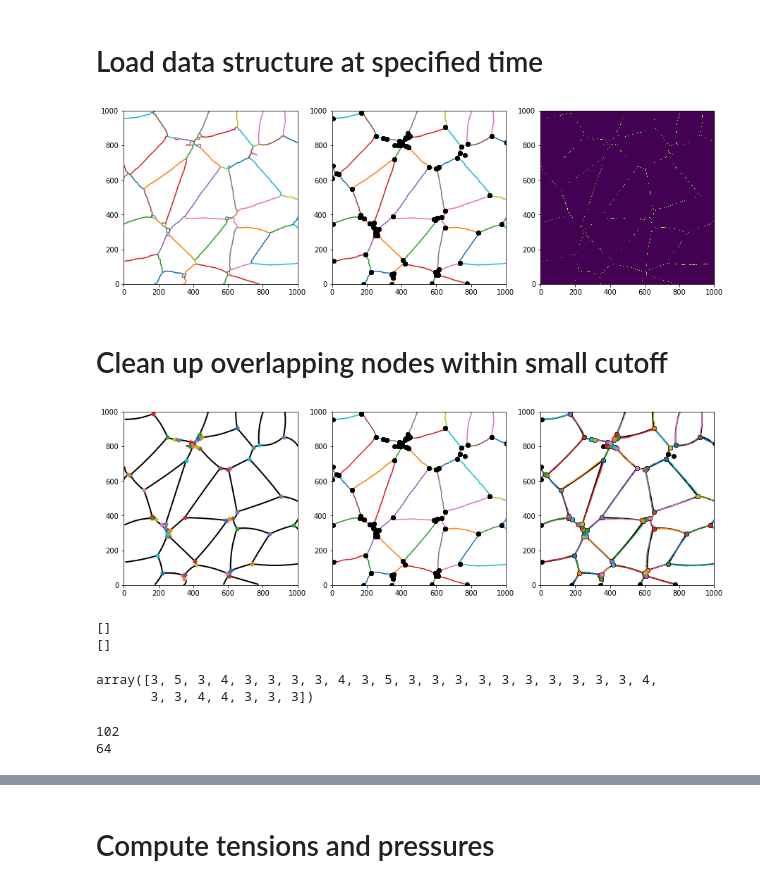
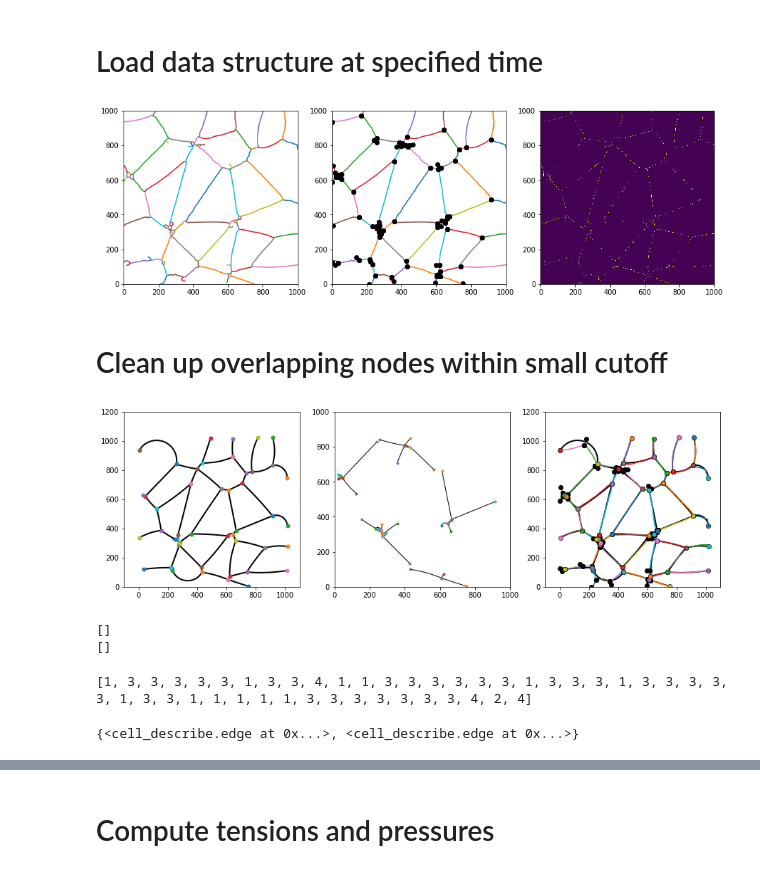
Before and after one commit to AllenCellModeling/DLITE, a Jupyter notebook: notebooks/Concise_format.ipynb, the cells around one changed output, grey strips where cells are left out. Cells and saved outputs as stored; diff of their text form; code cells hidden in the pictures.

Commit message:
some hacky stuff to self.add_edge

```diff
--- a/notebooks/Concise_format.ipynb
+++ b/notebooks/Concise_format.ipynb
@@ -16,7 +16,8 @@ data1 = pickle.load(pkl_file)
 #Time step , checked - > t = 12, cut = 4, t=21, cut = 30
 # Bad ones - 7, 16, 20, 21, 28, 29, 30 at cutoff = 1
 # Checked - 28 -> cutoff = 40 , 29 diffuclt,
-t = 28
+# 20 is a good example for small cell healing stuff
+t = 30
 V = data(data1, t)
 # %%
 # Plot
@@ -26,26 +27,30 @@ V.plot(ax, "edge", None)
 V.plot(ax1, "edge_and_node", None)
 V.plot(ax2, "image", None)
 # %% [output]
-[figure, old version]
+[figure, new version]
 # %% [markdown]
 # Clean up overlapping nodes within small cutoff
 # %%
 # Cutoff
-cutoff = 1
-nodes, edges = V.post_processing(cutoff, None)
+cutoff = 10
+nodes, edges, new_edges = V.post_processing(cutoff, None)
 fig, (ax, ax1, ax2) = plt.subplots(1,3, figsize = (15,5))
 
 edges = [e for e in edges if e.radius is not None]
 
-V.plot(ax1, "edge_and_node", None)
+[e.plot(ax1) for e in new_edges]
+[n.plot(ax1) for e in new_edges for n in e.nodes]
+
 V.plot(ax2, "edge_and_node", None)
-
+ax1.set(xlim = [0,1000], ylim = [0,1000], aspect = 1)
 for a in (ax, ax2):
-    a.set(xlim = [0,1000], ylim = [0,1000], aspect = 1)
+    a.set(xlim = [0,300], ylim = [400,600], aspect = 1)
+#    a.set(xlim = [140,170], ylim = [400,420], aspect = 1)
+    a.set(xlim = [-100,1100], ylim = [0,1200], aspect = 1)
     [e.plot(a, lw = 2 ) for e in edges]
     [n.plot(a, markersize = 10) for n in nodes]
 # %% [output]
-[figure, old version]
+[figure, new version]
 # %%
 # Check repeats
 print([item for item, count in collections.Counter(nodes).items() if count > 1])
@@ -54,13 +59,10 @@ print([item for item, count in collections.Counter(edges).items() if count > 1])
 []
 []
 # %%
-np.array([len(n.edges) for n in nodes]).T
+print([len(n.edges) for n in nodes])
 # %% [output]
-array([3, 5, 3, 4, 3, 3, 3, 3, 4, 3, 5, 3, 3, 3, 3, 3, 3, 3, 3, 3, 3, 4,
-       3, 3, 4, 4, 3, 3, 3])
+[1, 3, 3, 3, 3, 3, 1, 3, 3, 4, 1, 1, 3, 3, 3, 3, 3, 3, 1, 3, 3, 3, 1, 3, 3, 3, 3, 3, 1, 3, 3, 1, 1, 1, 1, 1, 3, 3, 3, 3, 3, 3, 3, 4, 2, 4]
-# %%
-print(len(edges))
-print(len(nodes))
-# %% [output]
-102
-64
+# %%
+[set(n.edges) for n in nodes if len(n.edges) == 2][0]
+# %% [output]
+{<cell_describe.edge at 0x...>, <cell_describe.edge at 0x...>}
```
Also changed, not shown: parts of 31 cells of this notebook, 3 other files.
